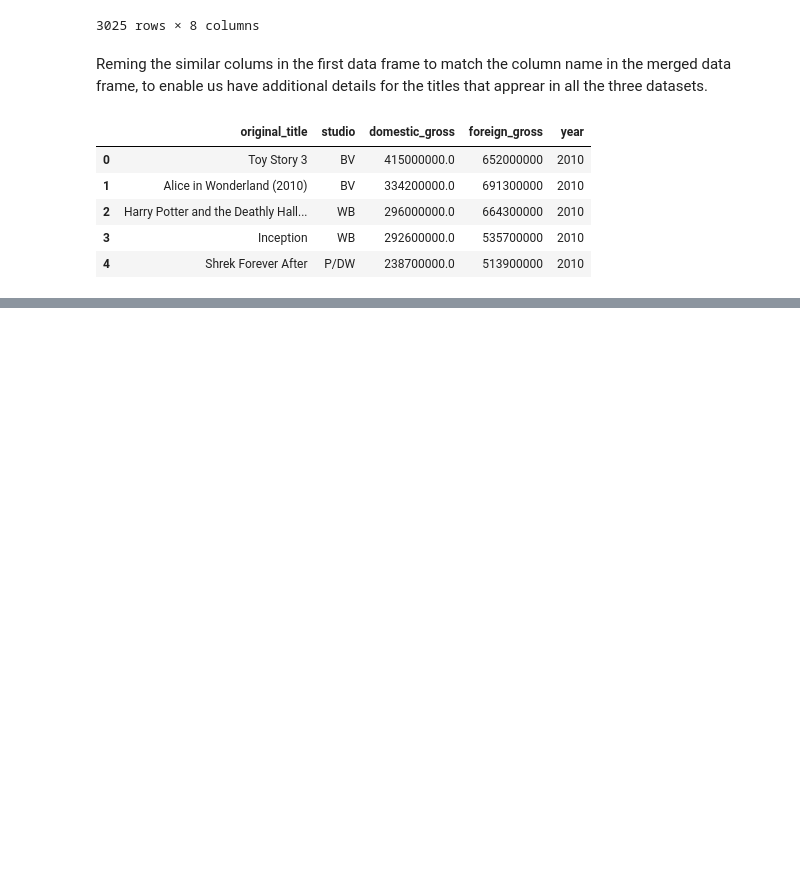
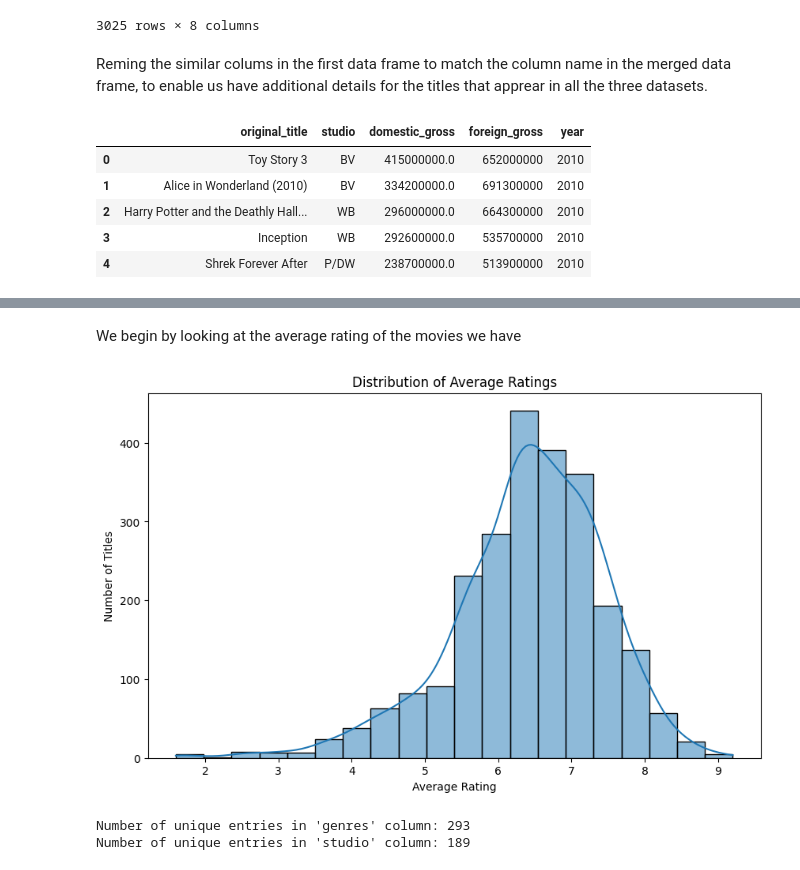
Before and after one commit to vmicheni123/dsc-dictionaries-lab, a Jupyter notebook: Valerian_Project.ipynb, the cells around one changed output, grey strips where cells are left out. Drawn from its saved outputs; the diff is of its cells as text; code cells hidden in the pictures; blank space fills up the shorter version.

```diff
--- a/Valerian_Project.ipynb
+++ b/Valerian_Project.ipynb
@@ -146,0 +149,5 @@ SECTION 2: Data analysis and Visualization
+# %%
+#We first convert a copy the consolidated data frame as our main dataframe
+#we print the first 5 rows of the data
+df = consolidated_df.copy()
+df.head()
@@ -146,0 +182,27 @@ SECTION 2: Data analysis and Visualization
+# %% [markdown]
+We begin by looking at the average rating of the movies we have
+# %%
+plt.figure(figsize=(10, 6))
+sns.histplot(df['averagerating'], bins=20, kde=True)
+plt.title('Distribution of Average Ratings')
+plt.xlabel('Average Rating')
+plt.ylabel('Number of Titles')
+plt.show()
+# %% [output]
+[figure, added]
+# %%
+# Seen the average rating, we want to see which genre were rated best
+# Count the number of unique entries in the 'Name' column
+unique_names_count = df['genres'].nunique()
+
+# Print the result
+print(f"Number of unique entries in 'genres' column: {unique_names_count}")
+
+# Count the number of unique entries in the 'studio' column
+unique_ages_count = df['studio'].nunique()
+
+# Print the result
+print(f"Number of unique entries in 'studio' column: {unique_ages_count}")
+# %% [output]
+Number of unique entries in 'genres' column: 293
+Number of unique entries in 'studio' column: 189
```
Also changed, not shown: parts of 6 cells of this notebook.
